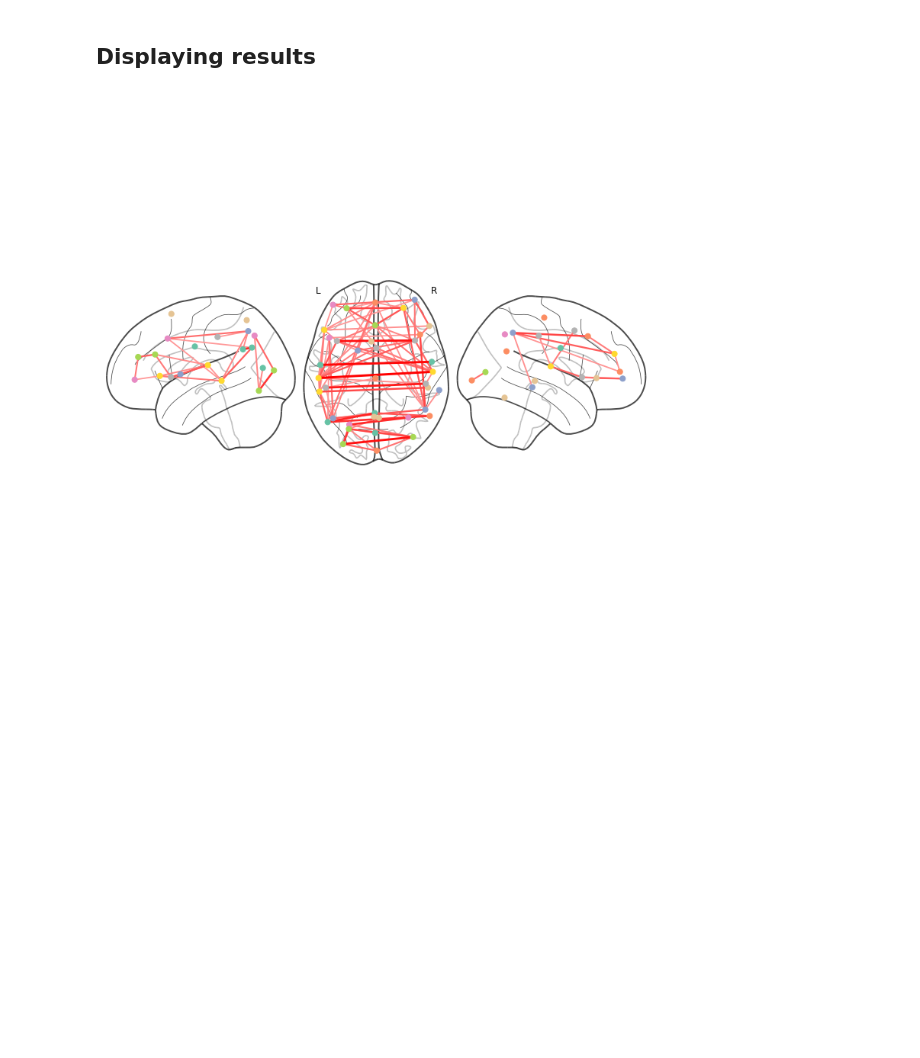
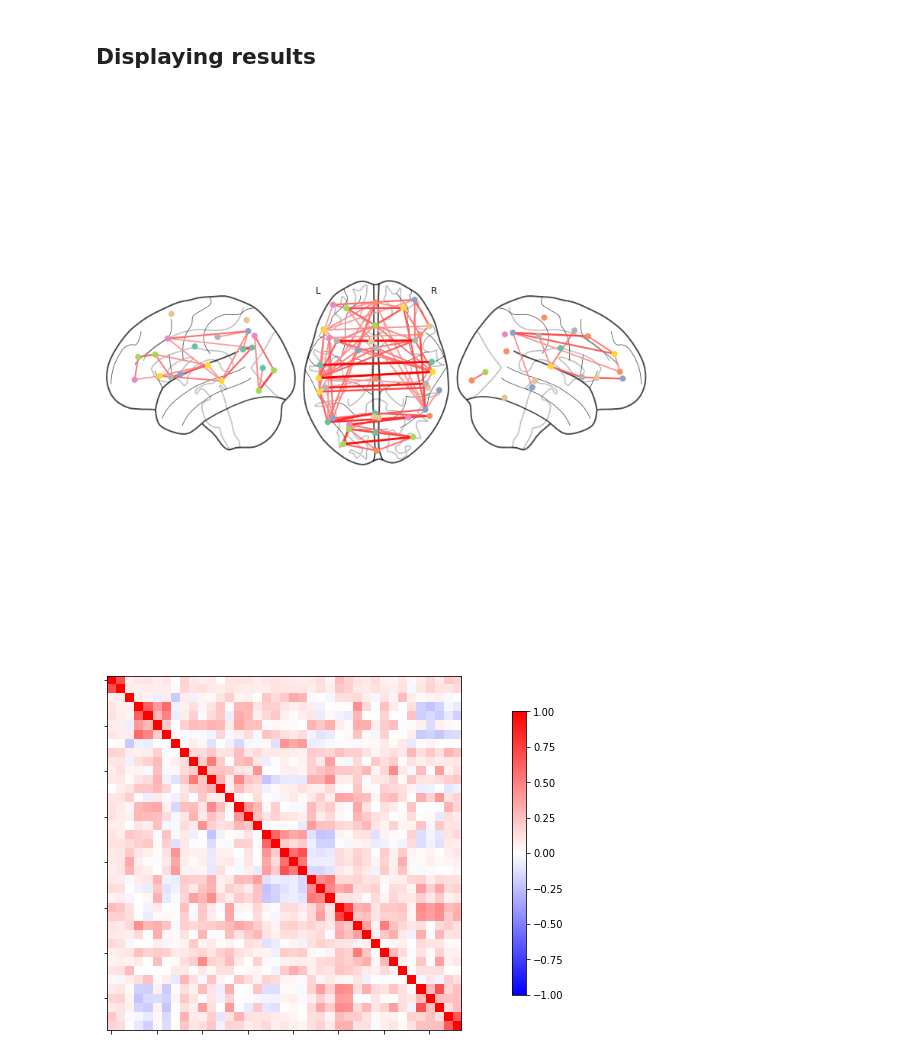
Before and after one commit to JureBevc/fc-measures, a Jupyter notebook: notebooks/plot_multi_subject_connectome.ipynb, the cells around one changed output. Saved outputs shown, nothing was run; the diff lists cells and outputs as text; code cells hidden in the pictures; blank space fills up the shorter version.

```diff
--- a/notebooks/plot_multi_subject_connectome.ipynb
+++ b/notebooks/plot_multi_subject_connectome.ipynb
@@ -26,12 +26,14 @@ def plot_matrices(cov, prec, title, labels):
 
     # Display covariance matrix
     plotting.plot_matrix(cov, cmap=plotting.cm.bwr,
-                         vmin=-1, vmax=1, title="%s / covariance" % title,
-                         labels=labels)
+                         vmin=-1, vmax=1)
+
+    """
     # Display precision matrix
     plotting.plot_matrix(prec, cmap=plotting.cm.bwr,
                          vmin=-span, vmax=span, title="%s / precision" % title,
                          labels=labels)
+    """
 # %% [markdown]
 ## Fetching datasets
 # %%
@@ -181,30 +162,35 @@ atlas_region_coords = plotting.find_probabilistic_atlas_cut_coords(atlas_img)
 labels = msdl_atlas_dataset.labels
 
 f = plt.figure(figsize=(10,10))
 plotting.plot_connectome(gl.covariance_,
                          atlas_region_coords, edge_threshold='90%',
                          #title="Covariance",
                          display_mode="lzr",
                          figure=f)
 
 """
 plotting.plot_connectome(-gl.precision_, atlas_region_coords,
                          edge_threshold='90%',
                          title="Sparse inverse covariance (GraphicalLasso)",
                          display_mode="lzr",
                          edge_vmax=.5, edge_vmin=-.5)
+"""
 plot_matrices(gl.covariance_, gl.precision_, "GraphicalLasso", labels)
 
+
+
+"""
 title = "GroupSparseCovariance"
 plotting.plot_connectome(-gsc.precisions_[..., 0],
                          atlas_region_coords, edge_threshold='90%',
                          title=title,
                          display_mode="lzr",
                          edge_vmax=.5, edge_vmin=-.5)
 plot_matrices(gsc.covariances_[..., 0],
               gsc.precisions_[..., 0], title, labels)
 """
 
 plotting.show()
 # %% [output]
 [figure]
+[figure, added]
```
Also changed, not shown: parts of 4 cells of this notebook, 5 other files.
